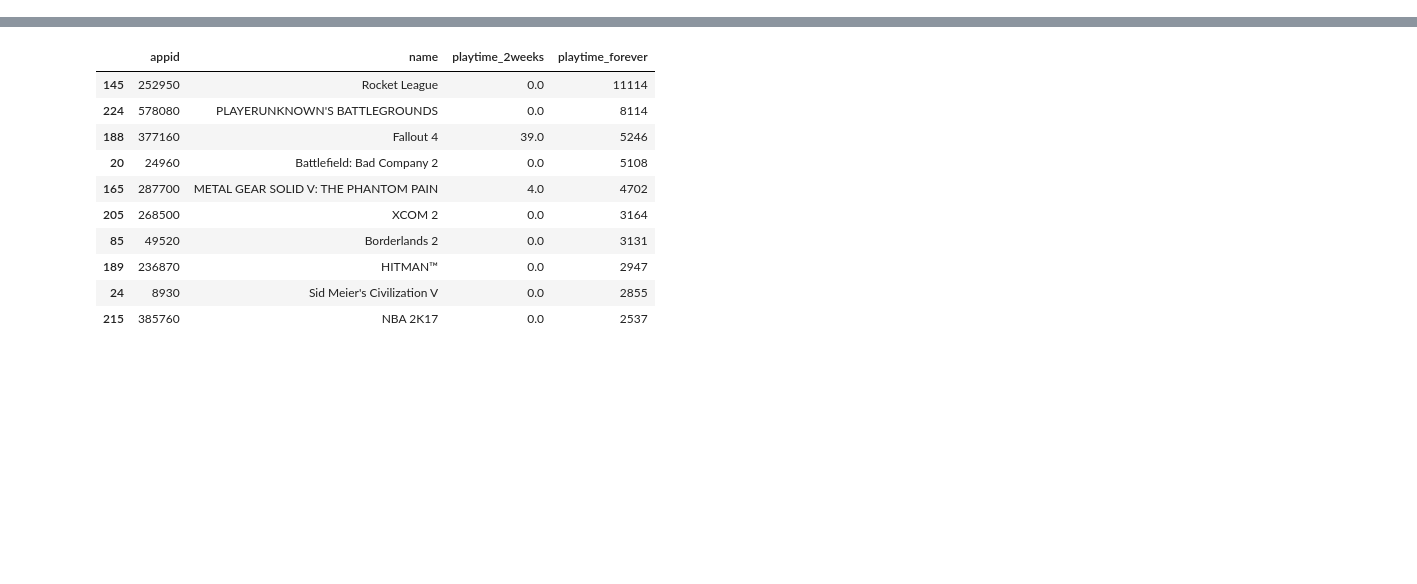
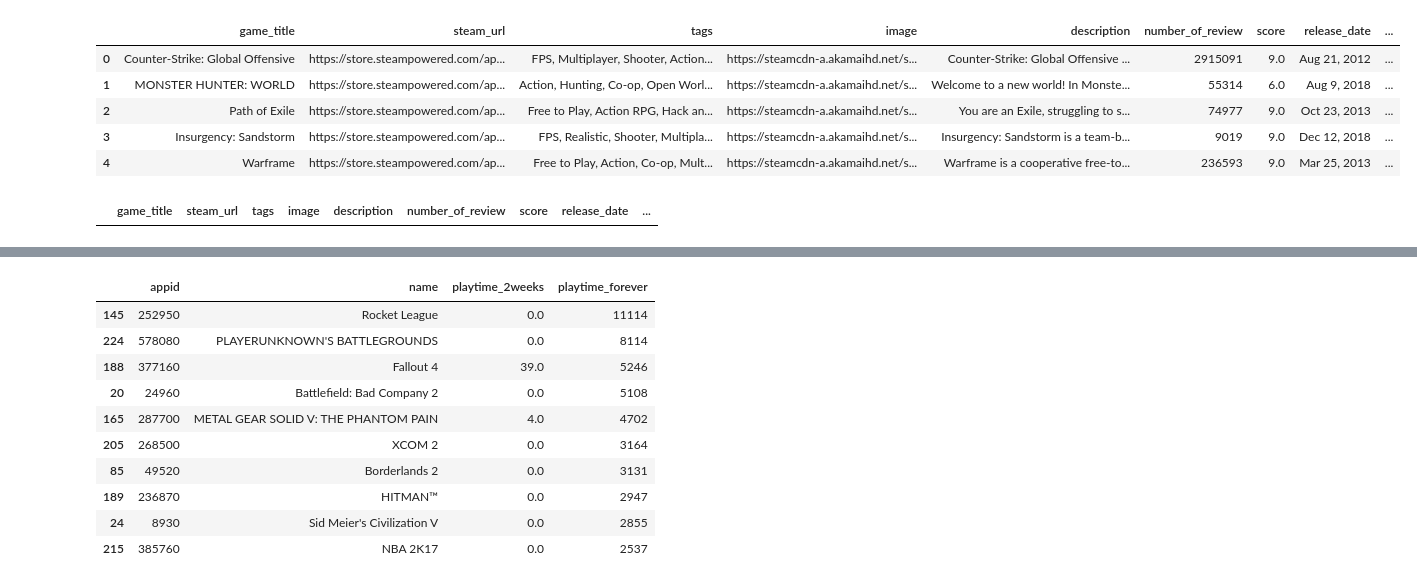
Before and after one commit to micsab/Game-Recommendation-Engine, a Jupyter notebook: recommender_test.ipynb, the cells around one changed output, grey strips where cells are left out. Cells and saved outputs as stored; diff of their text form; code cells hidden in the pictures; blank space fills up the shorter version.

```diff
--- a/recommender_test.ipynb
+++ b/recommender_test.ipynb
@@ -31,0 +12,31 @@ game_tags
+# %%
+steam_games = pd.read_csv('steam_games_all_fields.csv', index_col=0, delimiter='\t')
+app_id = steam_games['steam_url'].str.split('/',expand=True)
+app_id = app_id.drop([0, 1, 2, 5, 6], axis=1)
+app_id.columns = ['app', 'game_ID']
+df = pd.concat([steam_games, app_id], axis=1, sort=False)
+df = df[~df.app.str.contains('sub')]
+df = df[~df.app.str.contains('digitalgiftcards')]
+df = df[~df.tags.str.contains('no_tag')]
+df = df[~df.score.str.contains('no rating')]
+df = df.drop(['app'], axis=1)
+df['game_ID'] = pd.to_numeric(df['game_ID'], downcast='signed')
+df['number_of_review'] = df['number_of_review'].replace({'no reviews' : ''})
+df['number_of_review'] = pd.to_numeric(df['number_of_review'], downcast='signed')
+#df['score'] = df['score'].replace({'no rating' : np.nan})
+df['score'] = pd.to_numeric(df['score'])
+df = df[df['score'] != 0.0]
+df = df.rename(columns={"game_ID": "appid"})
+df = df.drop_duplicates(subset='appid', keep='first')
+df.head()
+# %% [output]
+|  | game_title | steam_url | tags | image | description | number_of_review | score | release_date | ... |
+| 0 | Counter-Strike: Global Offensive | https://store.steampowered.com/ap... | FPS, Multiplayer, Shooter, Action... | https://steamcdn-a.akamaihd.net/s... | Counter-Strike: Global Offensive ... | 2915091 | 9.0 | Aug 21, 2012 | ... |
+| 1 | MONSTER HUNTER: WORLD | https://store.steampowered.com/ap... | Action, Hunting, Co-op, Open Worl... | https://steamcdn-a.akamaihd.net/s... | Welcome to a new world! In Monste... | 55314 | 6.0 | Aug 9, 2018 | ... |
+| 2 | Path of Exile | https://store.steampowered.com/ap... | Free to Play, Action RPG, Hack an... | https://steamcdn-a.akamaihd.net/s... | You are an Exile, struggling to s... | 74977 | 9.0 | Oct 23, 2013 | ... |
+| 3 | Insurgency: Sandstorm | https://store.steampowered.com/ap... | FPS, Realistic, Shooter, Multipla... | https://steamcdn-a.akamaihd.net/s... | Insurgency: Sandstorm is a team-b... | 9019 | 9.0 | Dec 12, 2018 | ... |
+| 4 | Warframe | https://store.steampowered.com/ap... | Free to Play, Action, Co-op, Mult... | https://steamcdn-a.akamaihd.net/s... | Warframe is a cooperative free-to... | 236593 | 9.0 | Mar 25, 2013 | ... |
+# %%
+df[df['score']== 0]
+# %% [output]
+|  | game_title | steam_url | tags | image | description | number_of_review | score | release_date | ... |
```
Also changed, not shown: parts of 11 cells of this notebook, 6 other files.
